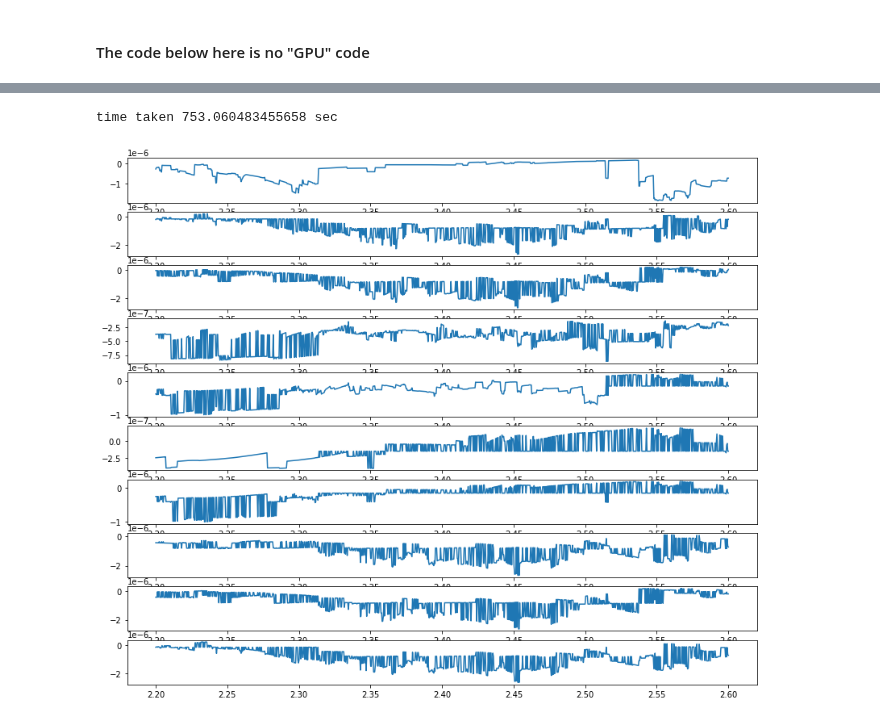
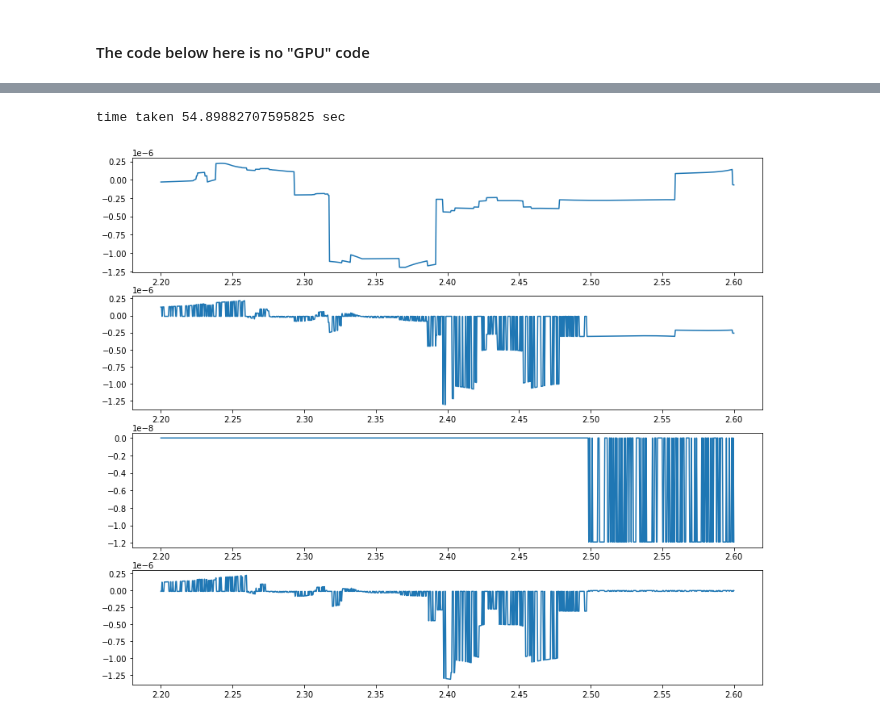
Before and after one commit to SuperStarCZ/floquet_theory, a Jupyter notebook: all_in1_floquet_mfd_lmg.ipynb, the cells around one changed output, grey strips where cells are left out. Saved outputs shown, nothing was run; the diff lists cells and outputs as text; code cells hidden in the pictures.

```diff
--- a/all_in1_floquet_mfd_lmg.ipynb
+++ b/all_in1_floquet_mfd_lmg.ipynb
@@ -617,6 +617,7 @@ def floq_evolv(periodic_psi,hs,h0,w,cospik):
     for m in np.arange(N):
         cosp = cospsik[m]
         psi0 = periodic_psi[m]
+        h = hs[m]
         psi_t = odeintw(floq_func,psi0,t,args=(h,h0,w,cosp))
         floqEvoluion_mat[m] = psi_t[tsteps-1]                ## do it here
 
@@ -644,7 +645,7 @@ if __name__ == '__main__':
             cospinit = 0.0
 
 
-    data = p.starmap(floq_evolv,[(periodic_psi,h,h0,w,cospsik) for h in hs])
+    data = p.starmap(floq_evolv,[(periodic_psi,hs,h0,w,cospsik) for h in hs])
 
     print("time taken",time.time()-start,"sec")
 
@@ -778,7 +762,7 @@ import time
 
 start = time.time()
 
-N = 6
+N = 4
 h0 = 0.1
 omega = 40.0
 w = omega
@@ -910,7 +876,7 @@ import time
 
 start = time.time()
 
-N = 10
+N = 4
 h0 = 0.1
 omega = 40.0
 w = omega
@@ -969,32 +935,32 @@ if __name__ == '__main__':
             psi0 = psi[mm]
             psi_t = odeintw(floq_func,psi0,t,args=(h, h0, H1, H0, w), Dfun=floq_jac)
             floqEvolution_mat[mm] = psi_t[-1]
         evals, evecs = eig(floqEvolution_mat)
         evecs = np.asarray(list(map(lambda x :x/np.linalg.norm(x),evecs)))
         phasefunc = (1j * np.log(evals[nn]))/T
         #phasefunc = - np.angle(evals[nn])/T
         evecs_path = evecs[nn]
         phasefunc_path[0] = phasefunc.imag
 
         # calculate for rest of the "h"
         for cc, h in enumerate(hs[1:len(hs)]):
             floqEvolution_mat = np.zeros((N,N)) + 1j * np.zeros((N,N))
             for mm in np.arange(N):
                 psi0 = psi[mm]
                 psi_t = odeintw(floq_func,psi0,t,args=(h, h0, H1, H0, w), Dfun=floq_jac)
                 floqEvolution_mat[mm] = psi_t[-1]
             evals, evecs = eig(floqEvolution_mat)
             evecs = np.asarray(list(map(lambda x :x/np.linalg.norm(x),evecs)))
             prob = np.asarray(list(map(lambda x:np.dot(np.conjugate(evecs_path).T,x),evecs)))
             for i,pr in enumerate(prob):
                 if (round(pr.real) == 1.0):
                     pp = i
                     break
             evecs_path = evecs[pp]
             phasefunc = (1j * np.log(evals[pp]))/T
             phasefunc_path[cc+1] = phasefunc.imag
         axs[nn].plot(4*hs/w,phasefunc_path)
     print('time taken',time.time()-start,'sec')
 # %% [output]
-time taken 753.060483455658 sec
+time taken 54.89882707595825 sec
-[figure, old version]
+[figure, new version]
```
Also changed, not shown: parts of 2 cells of this notebook.
